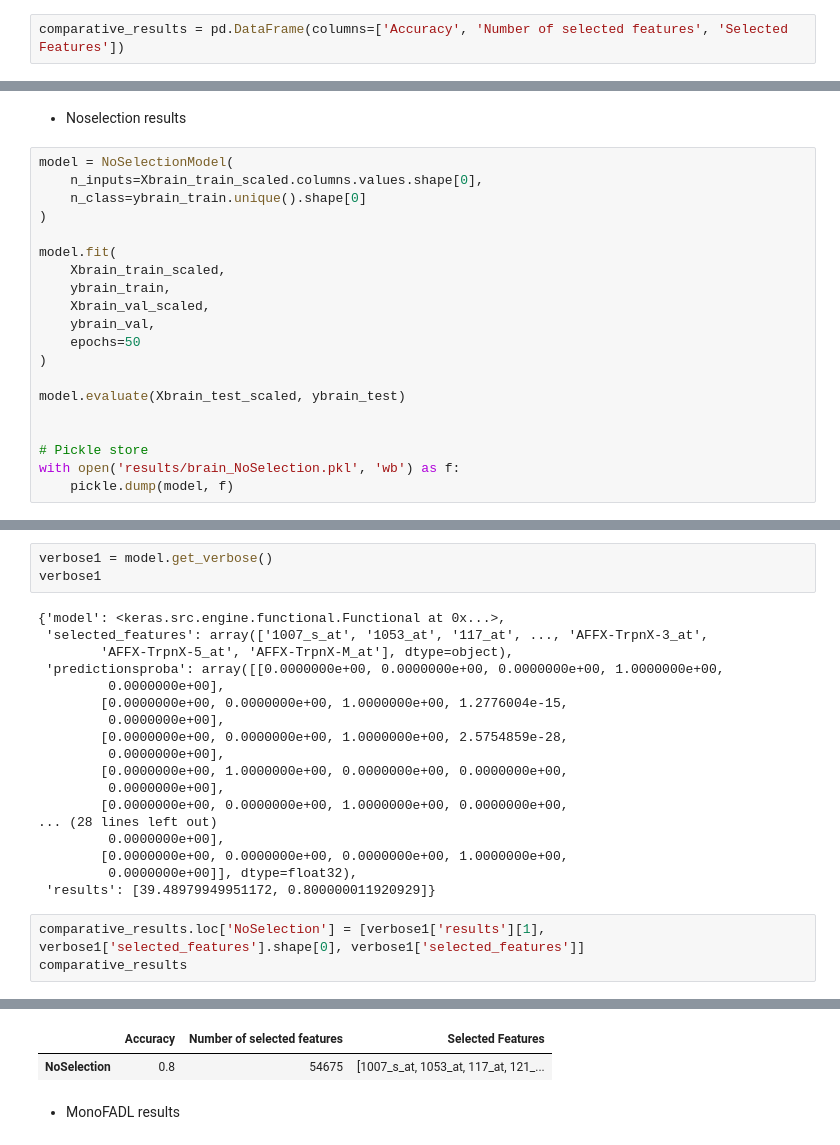
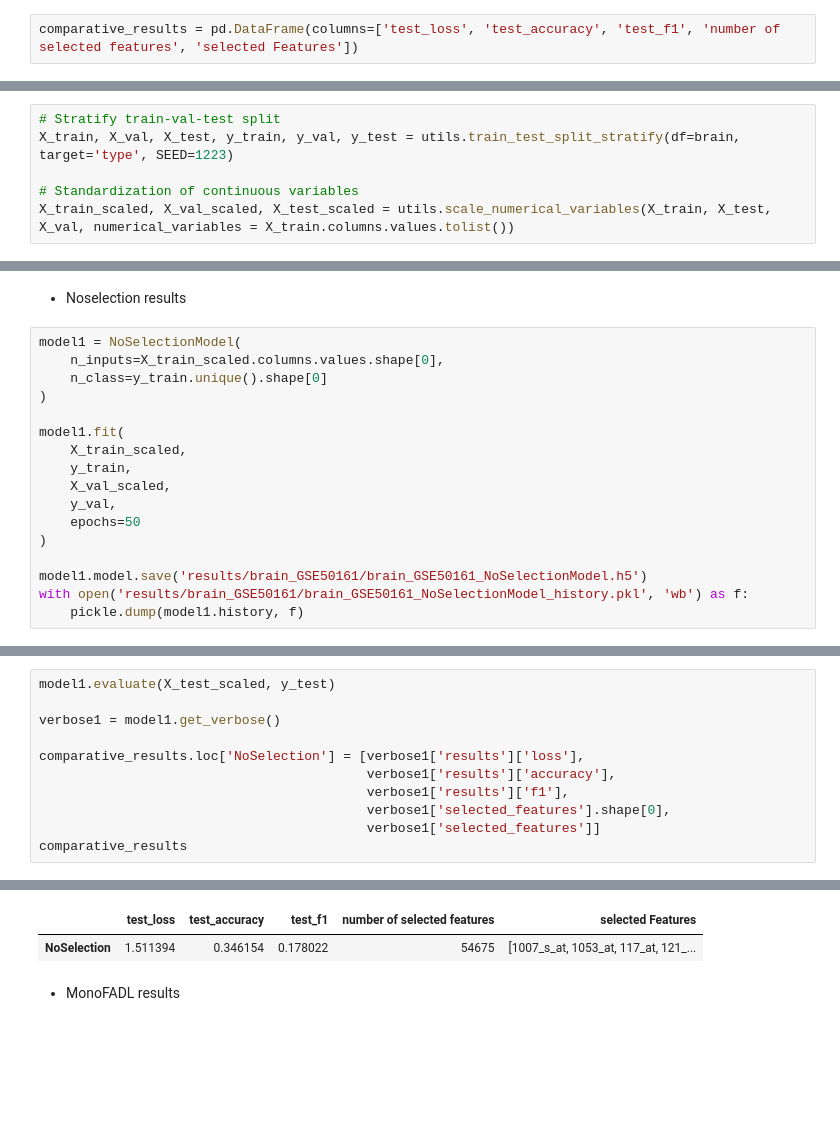
Before and after one commit to lourdesLB/MultiFADL, a Jupyter notebook: testOvR_brain.ipynb, the cells around one changed output, grey strips where cells are left out. Cells and saved outputs as stored; diff of their text form; blank space fills up the shorter version.

```diff
--- a/testOvR_brain.ipynb
+++ b/testOvR_brain.ipynb
@@ -20,7 +18,7 @@ SEED = 1234
 np.random.seed(SEED)
 tf.random.set_seed(SEED)
 # %%
-comparative_results = pd.DataFrame(columns=['Accuracy', 'Number of selected features', 'Selected Features'])
+comparative_results = pd.DataFrame(columns=['test_loss', 'test_accuracy', 'test_f1', 'number of selected features', 'selected Features'])
 # %% [markdown]
 * Preprocesamiento
 # %%
@@ -134,0 +61,6 @@ Xbrain_test_scaled = pd.DataFrame(Xbrain_test_scaled, columns=Xbrain_test.column
+# %%
+# Stratify train-val-test split
+X_train, X_val, X_test, y_train, y_val, y_test = utils.train_test_split_stratify(df=brain, target='type', SEED=1223)
+
+# Standardization of continuous variables
+X_train_scaled, X_val_scaled, X_test_scaled = utils.scale_numerical_variables(X_train, X_test, X_val, numerical_variables = X_train.columns.values.tolist())
@@ -135,24 +101,21 @@ Xbrain_test_scaled = pd.DataFrame(Xbrain_test_scaled, columns=Xbrain_test.column
 # %% [markdown]
 * Noselection results
 # %%
-model = NoSelectionModel(
-    n_inputs=Xbrain_train_scaled.columns.values.shape[0],
-    n_class=ybrain_train.unique().shape[0]
+model1 = NoSelectionModel(
+    n_inputs=X_train_scaled.columns.values.shape[0],
+    n_class=y_train.unique().shape[0]
 )
 
-model.fit(
-    Xbrain_train_scaled,
-    ybrain_train,
-    Xbrain_val_scaled,
-    ybrain_val,
+model1.fit(
+    X_train_scaled,
+    y_train,
+    X_val_scaled,
+    y_val,
     epochs=50
 )
 
-model.evaluate(Xbrain_test_scaled, ybrain_test)
-
-
-# Pickle store
-with open('results/brain_NoSelection.pkl', 'wb') as f:
-    pickle.dump(model, f)
+model1.model.save('results/brain_GSE50161/brain_GSE50161_NoSelectionModel.h5')
+with open('results/brain_GSE50161/brain_GSE50161_NoSelectionModel_history.pkl', 'wb') as f:
+    pickle.dump(model1.history, f)
 # %% [output]
 Epoch 1/50
@@ -175,25 +138,12 @@ Epoch 12/50
-# %%
-verbose1 = model.get_verbose()
-verbose1
-# %% [output]
-{'model': <keras.src.engine.functional.Functional at 0x...>,
- 'selected_features': array(['1007_s_at', '1053_at', '117_at', ..., 'AFFX-TrpnX-3_at',
-        'AFFX-TrpnX-5_at', 'AFFX-TrpnX-M_at'], dtype=object),
- 'predictionsproba': array([[0.0000000e+00, 0.0000000e+00, 0.0000000e+00, 1.0000000e+00,
-         0.0000000e+00],
-        [0.0000000e+00, 0.0000000e+00, 1.0000000e+00, 1.2776004e-15,
-         0.0000000e+00],
-        [0.0000000e+00, 0.0000000e+00, 1.0000000e+00, 2.5754859e-28,
-         0.0000000e+00],
-        [0.0000000e+00, 1.0000000e+00, 0.0000000e+00, 0.0000000e+00,
-         0.0000000e+00],
-        [0.0000000e+00, 0.0000000e+00, 1.0000000e+00, 0.0000000e+00,
-... (28 lines left out)
-         0.0000000e+00],
-        [0.0000000e+00, 0.0000000e+00, 0.0000000e+00, 1.0000000e+00,
-         0.0000000e+00]], dtype=float32),
- 'results': [39.48979949951172, 0.800000011920929]}
 # %%
-comparative_results.loc['NoSelection'] = [verbose1['results'][1], verbose1['selected_features'].shape[0], verbose1['selected_features']]
+model1.evaluate(X_test_scaled, y_test)
+
+verbose1 = model1.get_verbose()
+
+comparative_results.loc['NoSelection'] = [verbose1['results']['loss'],
+                                          verbose1['results']['accuracy'],
+                                          verbose1['results']['f1'],
+                                          verbose1['selected_features'].shape[0],
+                                          verbose1['selected_features']]
 comparative_results
 # %% [output]
@@ -200,5 +151,5 @@ comparative_results
-|  | Accuracy | Number of selected features | Selected Features |
-| NoSelection | 0.8 | 54675 | [1007_s_at, 1053_at, 117_at, 121_... |
+|  | test_loss | test_accuracy | test_f1 | number of selected features | selected Features |
+| NoSelection | 1.511394 | 0.346154 | 0.178022 | 54675 | [1007_s_at, 1053_at, 117_at, 121_... |
 # %% [markdown]
 * MonoFADL results
 # %%
```
Also changed, not shown: parts of 16 cells of this notebook, 4 other files.
